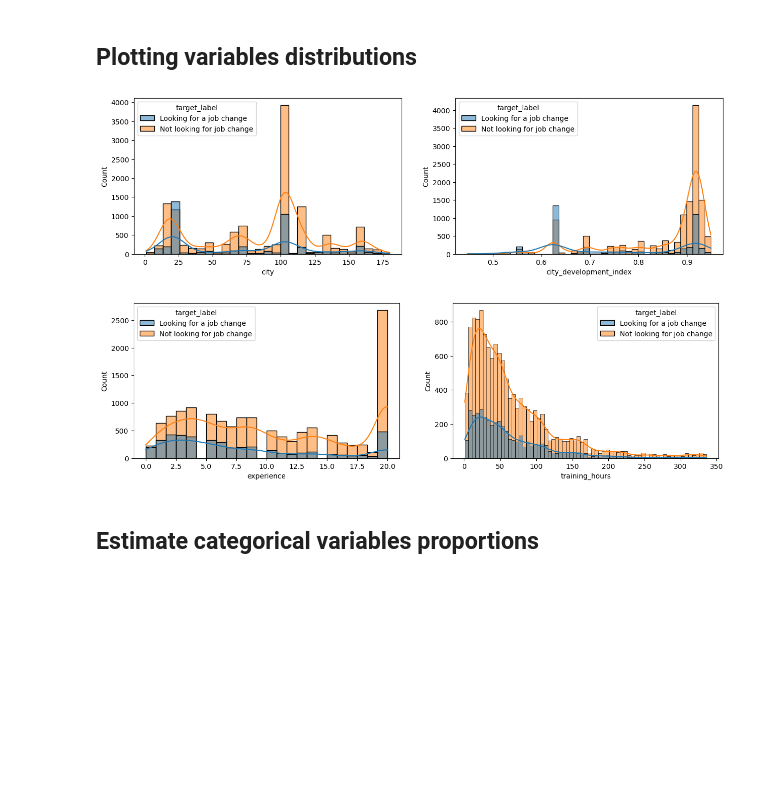
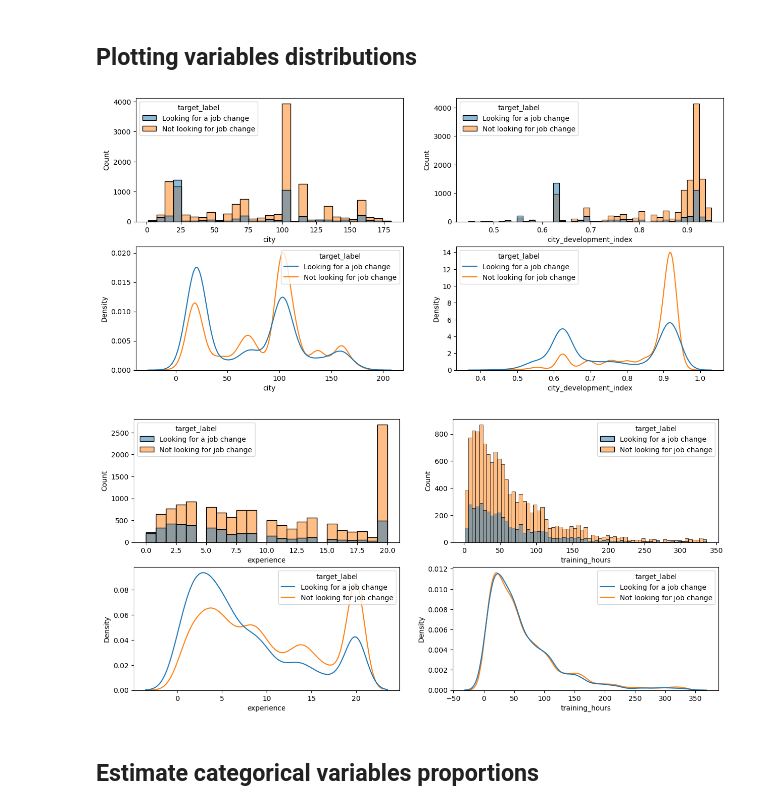
Before and after one commit to teob97/xtream-ai-assignment, a Jupyter notebook: challenge_1.ipynb, the cells around one changed output. Saved outputs shown, nothing was run; the diff lists cells and outputs as text; code cells hidden in the pictures; blank space fills up the shorter version.

```diff
--- a/challenge_1.ipynb
+++ b/challenge_1.ipynb
@@ -218,19 +218,29 @@ data = data.dropna()
 # %% [markdown]
 ## Plotting variables distributions
 # %%
-_, axs = plt.subplots(1,2, figsize=(15,4))
-sns.histplot(data=data, x='city', hue='target_label',kde=True, ax = axs[0])
-sns.histplot(data=data, x='city_development_index', hue='target_label',kde=True, ax = axs[1])
+_, axs = plt.subplots(2,2, figsize=(15,7))
+
+sns.histplot(data=data, x='city', hue='target_label', ax = axs[0][0])
+sns.histplot(data=data, x='city_development_index', hue='target_label', ax = axs[0][1])
+
+sns.kdeplot(data=data, x='city', hue='target_label',common_norm=False, ax = axs[1][0])
+sns.kdeplot(data=data, x='city_development_index', hue='target_label',common_norm=False, ax = axs[1][1])
+
 plt.show()
 # %% [output]
-[figure, old version]
+[figure, new version]
 # %%
-_, axs = plt.subplots(1,2, figsize=(15,4))
-sns.histplot(data=data, x='experience', hue='target_label',kde=True, ax = axs[0])
-sns.histplot(data=data, x='training_hours', hue='target_label',kde=True, ax = axs[1])
+_, axs = plt.subplots(2,2, figsize=(15,7))
+
+sns.histplot(data=data, x='experience', hue='target_label', ax = axs[0][0])
+sns.histplot(data=data, x='training_hours', hue='target_label', ax = axs[0][1])
+
+sns.kdeplot(data=data, x='experience', hue='target_label',common_norm=False, ax = axs[1][0])
+sns.kdeplot(data=data, x='training_hours', hue='target_label',common_norm=False, ax = axs[1][1])
+
 plt.show()
 # %% [output]
-[figure, old version]
+[figure, new version]
 # %% [markdown]
 ## Estimate categorical variables proportions
 # %%
```
Also changed, not shown: parts of 10 cells of this notebook.
